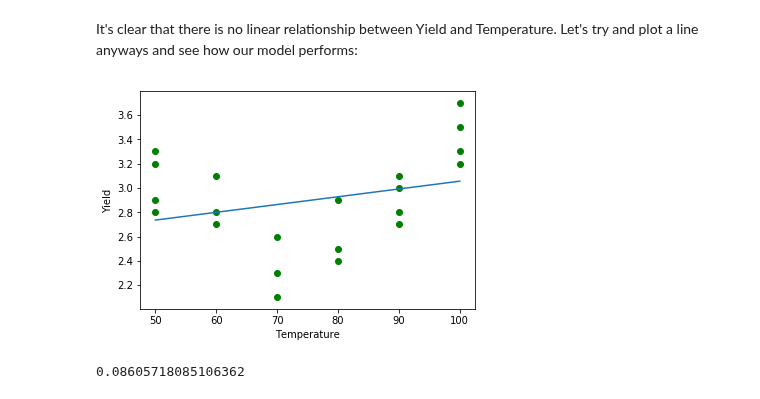
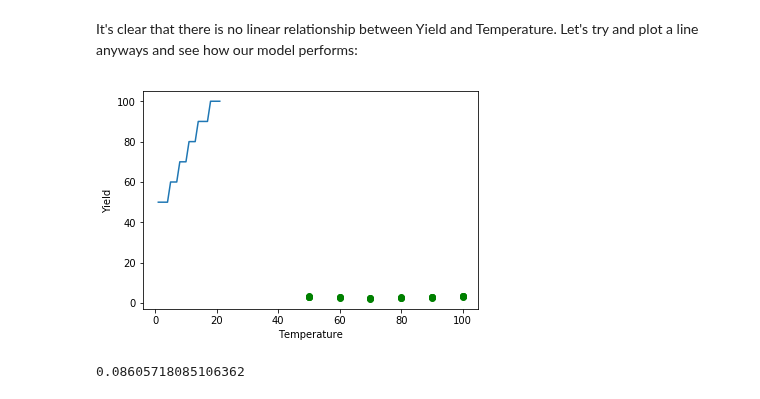
Before and after one commit to hussein073/dsc-2-24-05-polynomial-regression-seattle-ds-career-040119, a Jupyter notebook: index.ipynb, the cells around one changed output. Drawn from its saved outputs; the diff is of its cells as text; code cells hidden in the pictures.

```diff
--- a/index.ipynb
+++ b/index.ipynb
@@ -33,11 +33,11 @@ from sklearn.linear_model import LinearRegression
 reg = LinearRegression().fit(yld[["Temp"]], y)
 # %%
 plt.scatter(yld["Temp"], y, color = "green")
-plt.plot(yld["Temp"], reg.predict(yld[["Temp"]]))
+plt.plot(yld["Temp"])
 plt.xlabel("Temperature")
 plt.ylabel("Yield");
 # %% [output]
-[figure, old version]
+[figure, new version]
 # %%
 from sklearn.metrics import mean_squared_error, r2_score
 
```
